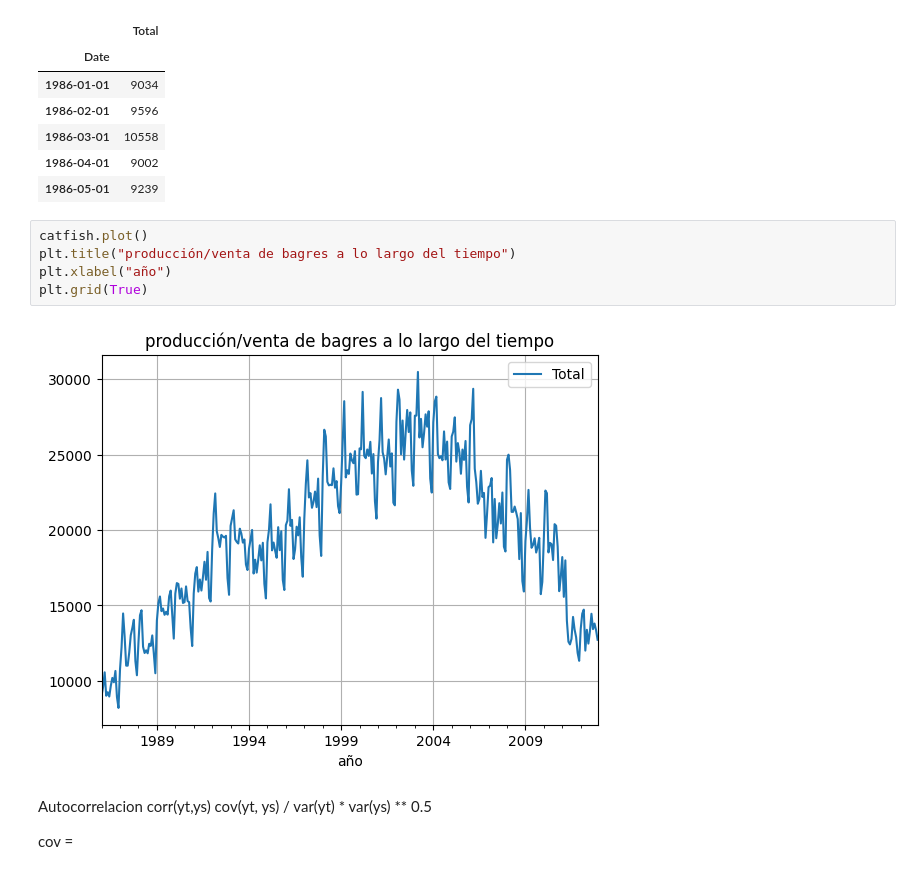
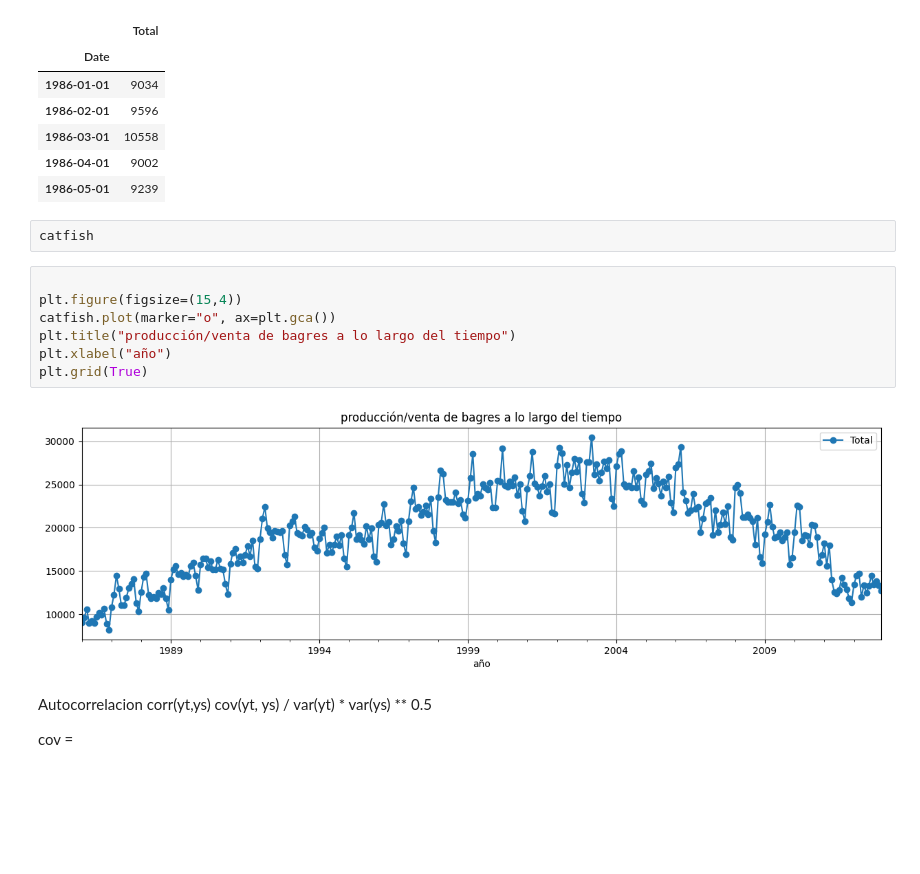
Before and after one commit to marianataglio/seriestemporales, a Jupyter notebook: ej_1.ipynb, the cells around one changed output. Saved outputs shown, nothing was run; the diff lists cells and outputs as text; blank space fills up the shorter version.

```diff
--- a/ej_1.ipynb
+++ b/ej_1.ipynb
@@ -22,13 +22,17 @@ catfish.head()
 | 1986-03-01 | 10558 |
 | 1986-04-01 | 9002 |
 | 1986-05-01 | 9239 |
+# %%
+catfish
 # %%
-catfish.plot()
+
+plt.figure(figsize=(15,4))
+catfish.plot(marker="o", ax=plt.gca())
 plt.title("producción/venta de bagres a lo largo del tiempo")
 plt.xlabel("año")
 plt.grid(True)
 # %% [output]
-[figure, old version]
+[figure, new version]
 # %% [markdown]
 Autocorrelacion
 corr(yt,ys) cov(yt, ys) / var(yt) * var(ys) ** 0.5
```
Also changed, not shown: parts of 15 cells of this notebook.
